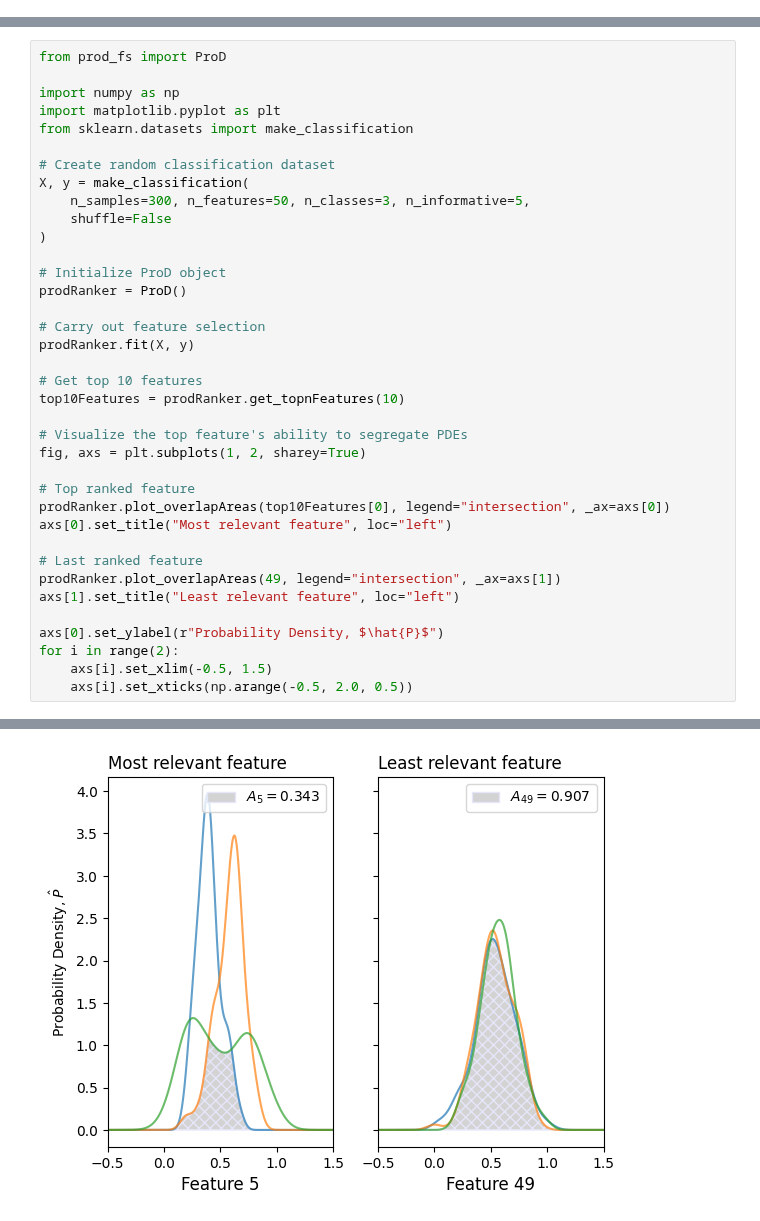
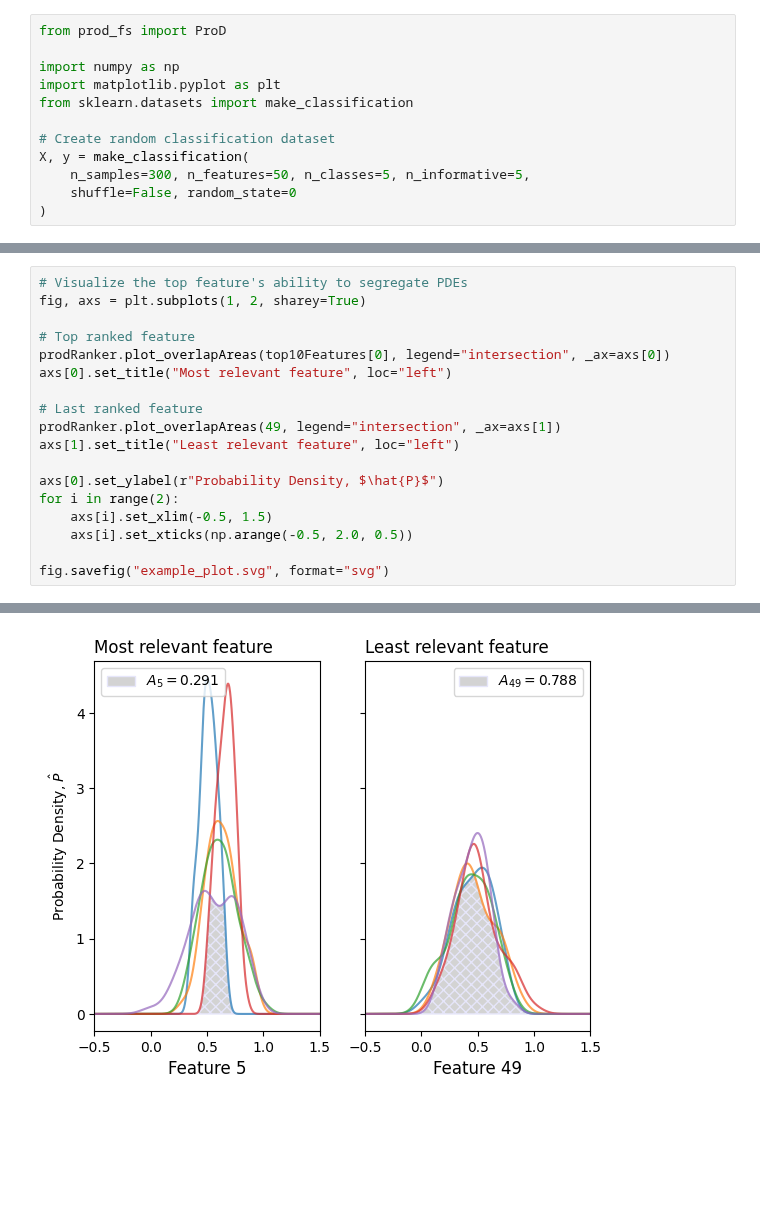
Before and after one commit to RenZhen95/prod-fs, a Jupyter notebook: notebooks/quick_start.ipynb, the cells around one changed output, grey strips where cells are left out. Drawn from its saved outputs; the diff is of its cells as text; blank space fills up the shorter version.

Commit message:
Added pictures for README example

```diff
--- a/notebooks/quick_start.ipynb
+++ b/notebooks/quick_start.ipynb
@@ -0,0 +1,12 @@
+# %%
+from prod_fs import ProD
+
+import numpy as np
+import matplotlib.pyplot as plt
+from sklearn.datasets import make_classification
+
+# Create random classification dataset
+X, y = make_classification(
+    n_samples=300, n_features=50, n_classes=5, n_informative=5,
+    shuffle=False, random_state=0
+)
@@ -1,25 +27,4 @@
 # %%
-from prod_fs import ProD
-
-import numpy as np
-import matplotlib.pyplot as plt
-from sklearn.datasets import make_classification
-
-# Create random classification dataset
-X, y = make_classification(
-    n_samples=300, n_features=50, n_classes=3, n_informative=5,
-    shuffle=False
-)
-
-# Initialize ProD object
-prodRanker = ProD()
-
-# Carry out feature selection
-prodRanker.fit(X, y)
-
-# Get top 10 features
-top10Features = prodRanker.get_topnFeatures(10)
-
 # Visualize the top feature's ability to segregate PDEs
 fig, axs = plt.subplots(1, 2, sharey=True)
 
@@ -35,4 +40,6 @@ axs[0].set_ylabel(r"Probability Density, $\hat{P}$")
 for i in range(2):
     axs[i].set_xlim(-0.5, 1.5)
     axs[i].set_xticks(np.arange(-0.5, 2.0, 0.5))
+
+fig.savefig("example_plot.svg", format="svg")
 # %% [output]
@@ -43 +46 @@ Computing intersection areas ...
-[figure, old version]
+[figure, new version]
```
Also changed, not shown: parts of 4 cells of this notebook, 12 other files.
